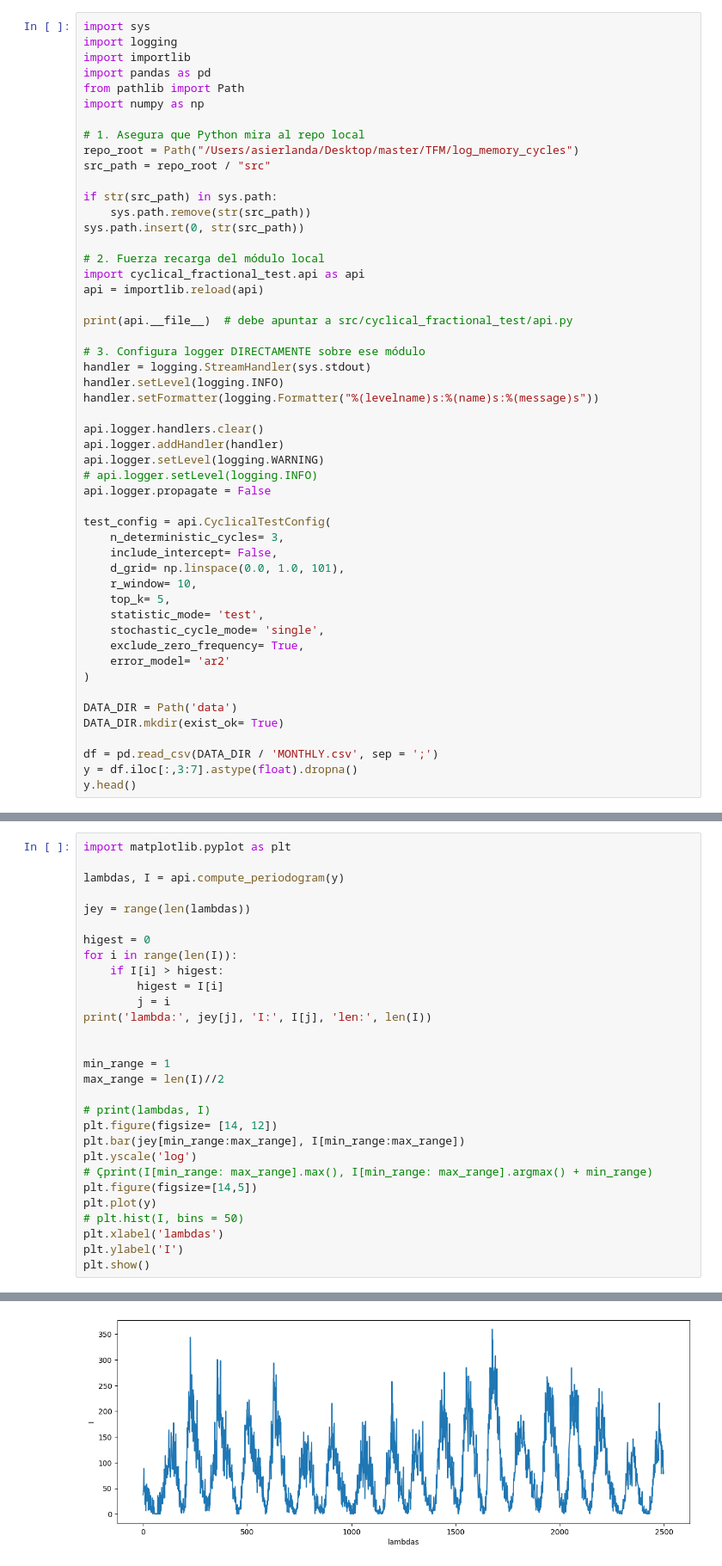
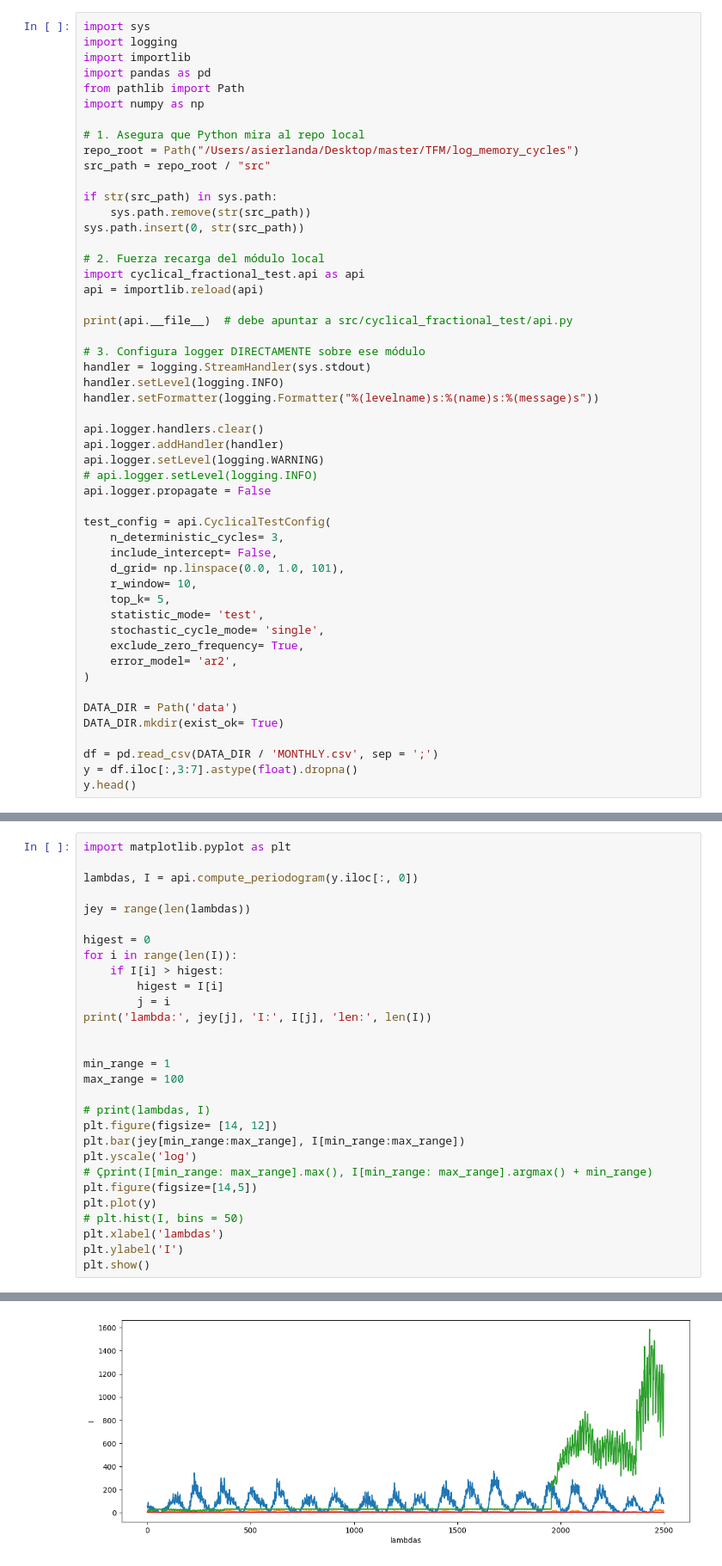
Before and after one commit to aslanda-design/long_memory_cycles, a Jupyter notebook: notebook.ipynb, the cells around one changed output, grey strips where cells are left out. Shown at 86% size. Drawn from its saved outputs; the diff is of its cells as text.

```diff
--- a/notebook.ipynb
+++ b/notebook.ipynb
@@ -263,7 +263,7 @@ test_config = api.CyclicalTestConfig(
     statistic_mode= 'test',
     stochastic_cycle_mode= 'single',
     exclude_zero_frequency= True,
-    error_model= 'ar2'
+    error_model= 'ar2',
 )
 
 DATA_DIR = Path('data')
@@ -338,7 +335,7 @@ InvalidSeriesError: Series y must be 1-dimensional, got shape (2499, 3).
 # %%
 import matplotlib.pyplot as plt
 
-lambdas, I = api.compute_periodogram(y)
+lambdas, I = api.compute_periodogram(y.iloc[:, 0])
 
 jey = range(len(lambdas))
 
@@ -351,7 +348,7 @@ print('lambda:', jey[j], 'I:', I[j], 'len:', len(I))
 
 
 min_range = 1
-max_range = len(I)//2
+max_range = 100
 
 # print(lambdas, I)
 plt.figure(figsize= [14, 12])
@@ -370 +367 @@ lambda: 0 I: 2790203.671178026 len: 2499
-[figure, old version]
+[figure, new version]
```
Also changed, not shown: parts of 3 cells of this notebook, 10 other files.
